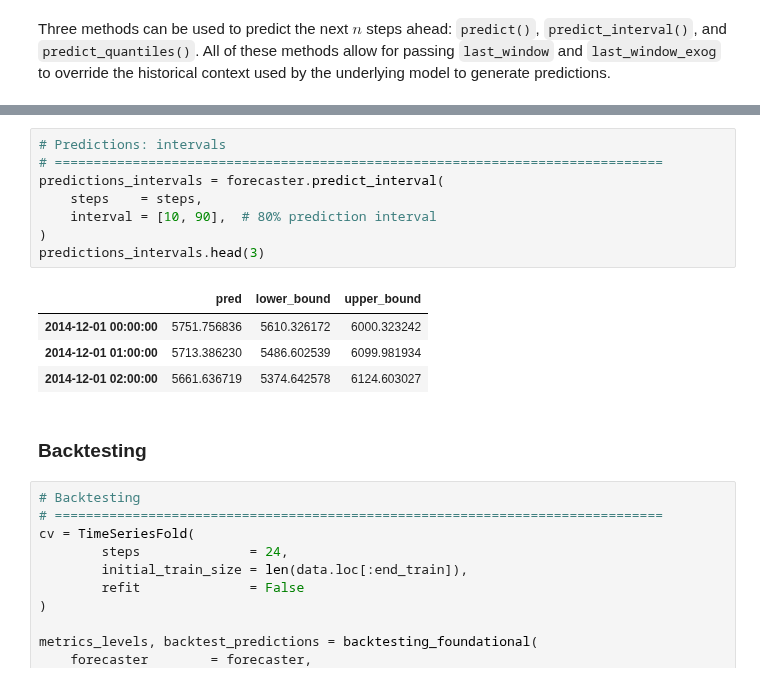
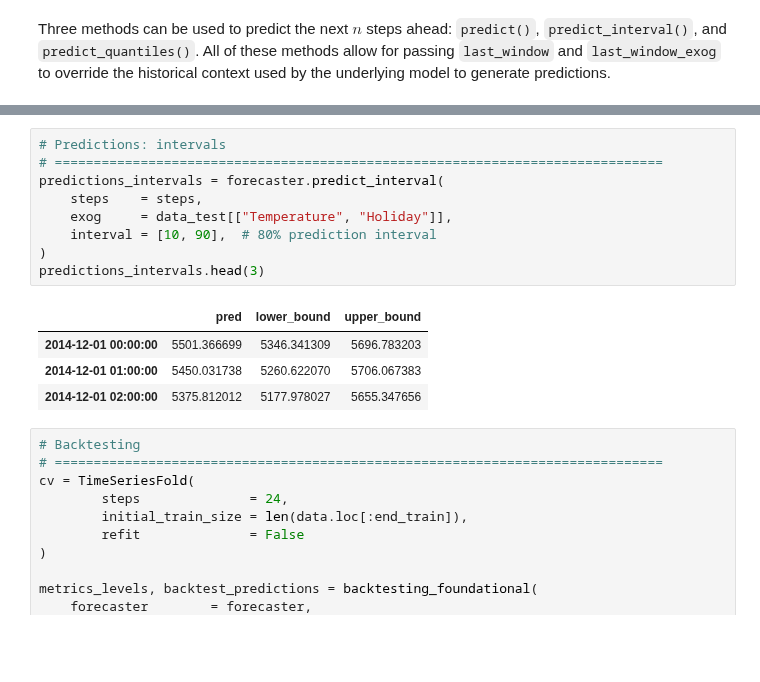
Before and after one commit to skforecast/skforecast, a Jupyter notebook: docs/user_guides/foundational-models-forecasting.ipynb, the cells around one changed output, grey strips where cells are left out. Saved outputs shown, nothing was run; the diff lists cells and outputs as text; blank space fills up the shorter version.

```diff
--- a/docs/user_guides/foundational-models-forecasting.ipynb
+++ b/docs/user_guides/foundational-models-forecasting.ipynb
@@ -286,18 +293,17 @@ Freq: h, Name: pred, dtype: float32
 # %%
 # Predictions: intervals
 # ==============================================================================
 predictions_intervals = forecaster.predict_interval(
     steps    = steps,
+    exog     = data_test[["Temperature", "Holiday"]],
     interval = [10, 90],  # 80% prediction interval
 )
 predictions_intervals.head(3)
 # %% [output]
 |  | pred | lower_bound | upper_bound |
-| 2014-12-01 00:00:00 | 5751.756836 | 5610.326172 | 6000.323242 |
-| 2014-12-01 01:00:00 | 5713.386230 | 5486.602539 | 6099.981934 |
-| 2014-12-01 02:00:00 | 5661.636719 | 5374.642578 | 6124.603027 |
+| 2014-12-01 00:00:00 | 5501.366699 | 5346.341309 | 5696.783203 |
+| 2014-12-01 01:00:00 | 5450.031738 | 5260.622070 | 5706.067383 |
+| 2014-12-01 02:00:00 | 5375.812012 | 5177.978027 | 5655.347656 |
-# %% [markdown]
-### Backtesting
 # %%
 # Backtesting
 # ==============================================================================
```
Also changed, not shown: parts of 29 cells of this notebook, 14 other files.
